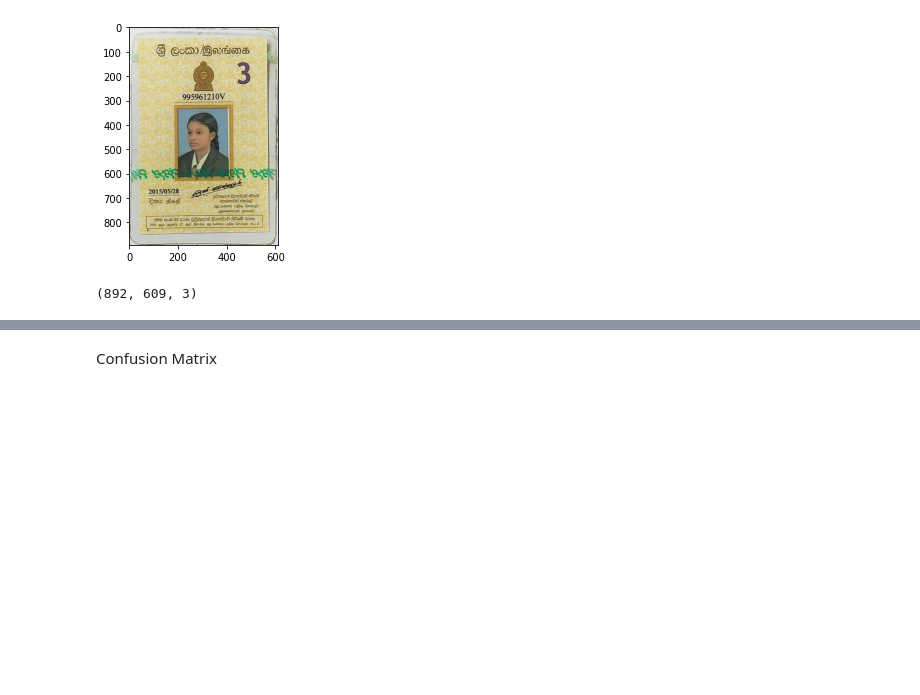
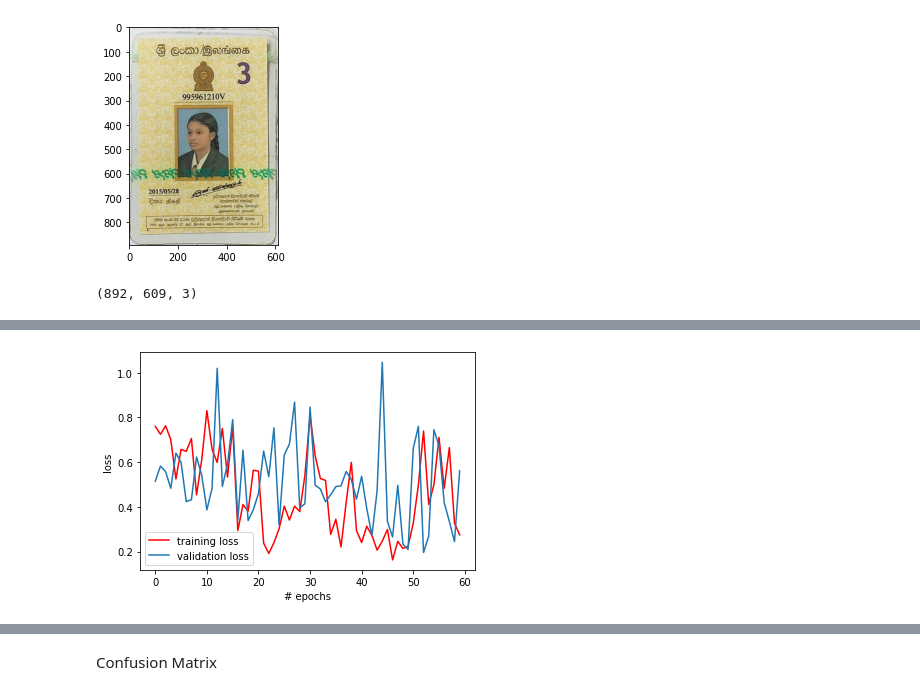
Before and after one commit to Pusse-01/ID-Card-verification, a Jupyter notebook: CNN_AI_CORE.ipynb, the cells around one changed output, grey strips where cells are left out. Cells and saved outputs as stored; diff of their text form; code cells hidden in the pictures; blank space fills up the shorter version.

```diff
--- a/CNN_AI_CORE.ipynb
+++ b/CNN_AI_CORE.ipynb
@@ -97,15 +115,15 @@ for key in train_dataset.class_indices:
 def build_model(hp):
   model = keras.Sequential([
     keras.layers.Conv2D(
-        filters=hp.Int('conv_1_filter', min_value=32, max_value=128, step=16),
+        filters=hp.Int('conv_1_filter', min_value=32, max_value=512, step=16),
         kernel_size=hp.Choice('conv_1_kernel', values = [3,5]),
         activation='relu',
-        input_shape=(200,200,3)
+        input_shape=(150,150,3)
     ),
     keras.layers.MaxPool2D(2,2),
     #
     keras.layers.Conv2D(
-        filters=hp.Int('conv_2_filter', min_value=32, max_value=64, step=16),
+        filters=hp.Int('conv_2_filter', min_value=32, max_value=256, step=16),
         kernel_size=hp.Choice('conv_2_kernel', values = [3,5]),
         activation='relu'
     ),
@@ -113,7 +131,7 @@ def build_model(hp):
     #
     keras.layers.Flatten(),
     keras.layers.Dense(
-        units=hp.Int('dense_1_units', min_value=32, max_value=128, step=16),
+        units=hp.Int('dense_1_units', min_value=32, max_value=256, step=16),
         activation='relu'
     ),
     #keras.layers.Dense(10, activation='relu'),
@@ -131,7 +150,7 @@ from kerastuner.engine.hyperparameters import HyperParameters
 # %%
 tuner_search=RandomSearch(build_model,
                           objective='val_accuracy',
-                          max_trials=5,
+                          max_trials=6,
                          )
 # %%
 tuner_search.search(train_dataset,epochs=5,validation_data=validation_dataset)
@@ -164,7 +183,2 @@ Trainable params: 11,364,180
 Non-trainable params: 0
 _________________________________________________________________
-# %%
-model_fit = best_model.fit(train_dataset,
-                     steps_per_epoch=10,
-                     epochs=40,
-                     validation_data=validation_dataset)
@@ -188,0 +185,7 @@ Epoch 40/40
+# %%
+checkpoint = ModelCheckpoint('/content/drive/MyDrive/CNN Model/test models/model-{epoch:03d}.model',monitor='val_loss',verbose=0,save_best_only=True,mode='auto')
+history=best_model.fit(train_dataset,
+                       steps_per_epoch=20,
+                       epochs=60,
+                       callbacks=[checkpoint],
+                       validation_data=validation_dataset)
@@ -188,0 +219,9 @@ Epoch 40/40
+# %%
+plt.plot(history.history['loss'],'r',label='training loss')
+plt.plot(history.history['val_loss'],label='validation loss')
+plt.xlabel('# epochs')
+plt.ylabel('loss')
+plt.legend()
+plt.show()
+# %% [output]
+[figure, added]
```
Also changed, not shown: parts of 26 cells of this notebook.
